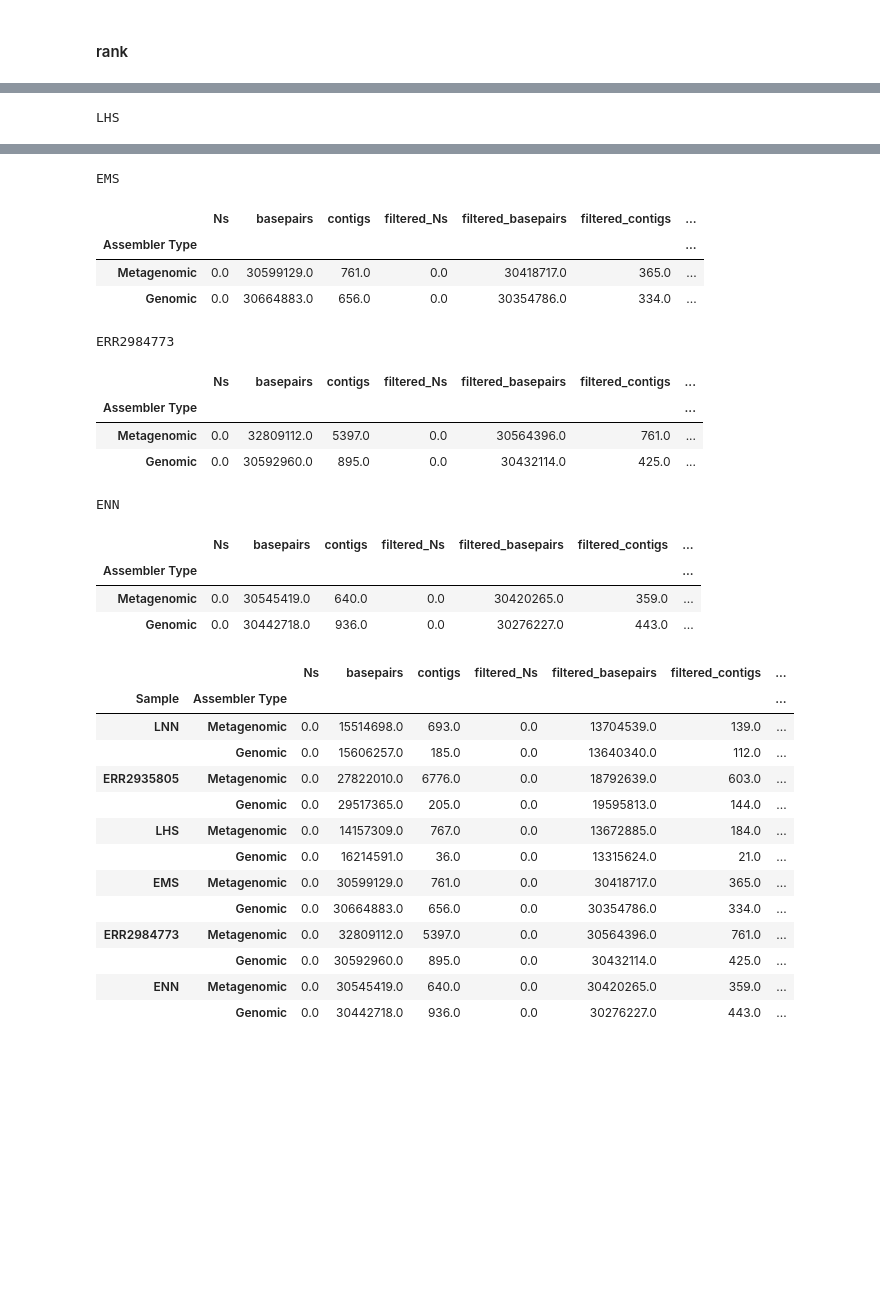
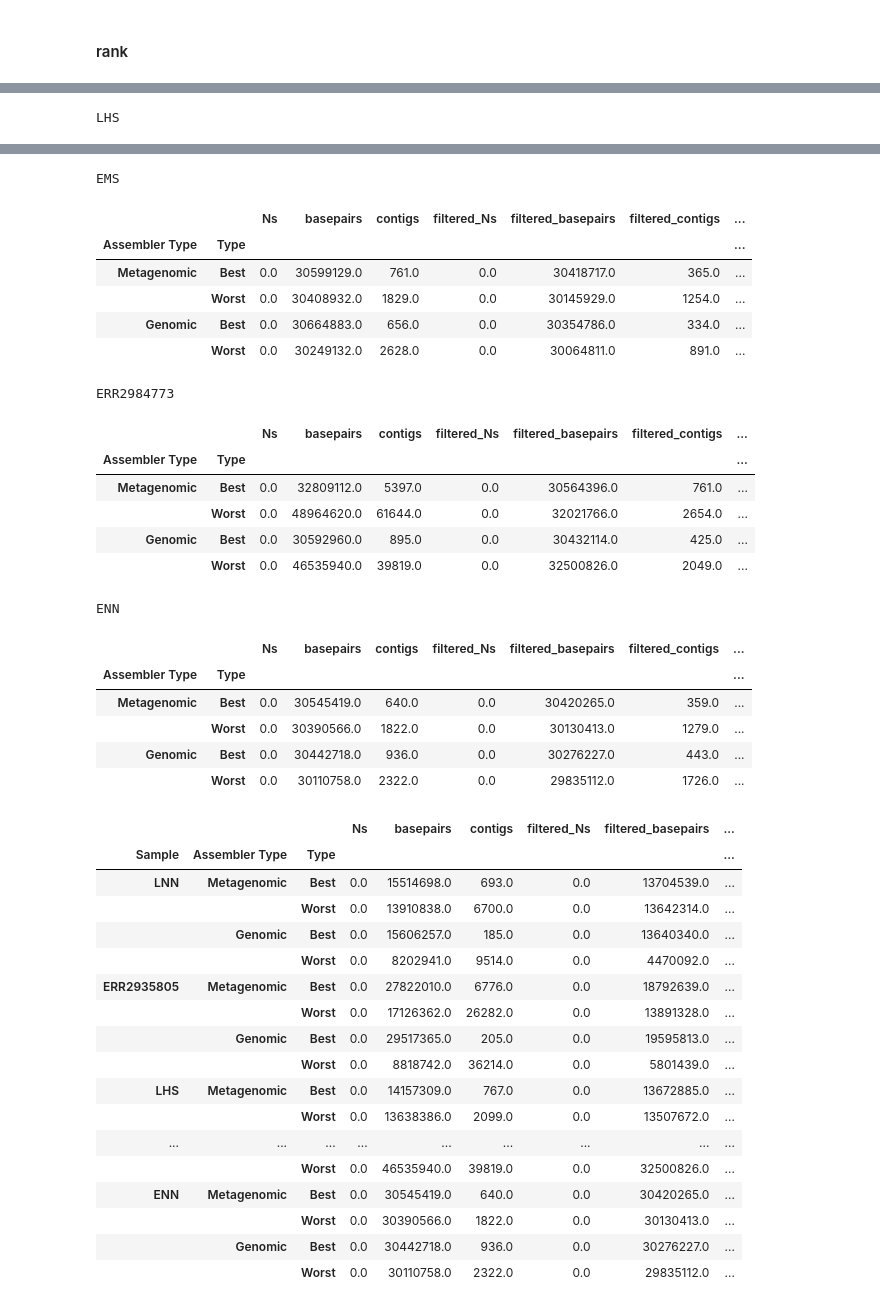
Before and after one commit to B-UMMI/LMAS_Manuscript_Analysis, a Jupyter notebook: Analysis/3 Compute Results Overview Tables - By category.ipynb, the cells around one changed output, grey strips where cells are left out. Saved outputs shown, nothing was run; the diff lists cells and outputs as text; code cells hidden in the pictures; blank space fills up the shorter version.

```diff
--- a/Analysis/3 Compute Results Overview Tables - By category.ipynb
+++ b/Analysis/3 Compute Results Overview Tables - By category.ipynb
@@ -179,8 +179,8 @@ for sample in global_pipeline_metrics_df['sample'].unique():
 
     for assembly_type in global_pipeline_metrics_df['type'].unique():
 
-        best_row = {'Assembler Type': assembly_type}
-
+        best_row = {'Assembler Type': assembly_type, "Type": "Best"}
+        worst_row = {'Assembler Type': assembly_type, "Type": "Worst"}
 
         describe_df = global_pipeline_metrics_df[(global_pipeline_metrics_df['type'] == assembly_type) & (global_pipeline_metrics_df['sample'] == sample)].describe()
 
@@ -192,21 +192,29 @@ for sample in global_pipeline_metrics_df['sample'].unique():
             if "basepairs" in column:
                 target = 30946587
                 best_row[column] = min(list(global_pipeline_metrics_df[column][(global_pipeline_metrics_df['type'] == assembly_type) & (global_pipeline_metrics_df['sample'] == sample)]), key=lambda x:abs(x-target))
+                worst_row[column] = max(list(global_pipeline_metrics_df[column][(global_pipeline_metrics_df['type'] == assembly_type) & (global_pipeline_metrics_df['sample'] == sample)]), key=lambda x:abs(x-target))
+
             elif column in best_min:
                 best_row[column] = minimum
+                worst_row[column] = maximum
             else:
                 best_row[column] = maximum
+                worst_row[column] = minimum
 
         best_stats_per_assembler=best_stats_per_assembler.append(best_row, ignore_index=True)
+        best_stats_per_assembler=best_stats_per_assembler.append(worst_row, ignore_index=True)
+
         best_row['Sample'] = sample
+        worst_row['Sample'] = sample
         all_data = all_data.append(best_row, ignore_index=True)
+        all_data = all_data.append(worst_row, ignore_index=True)
 
-    best_stats_per_assembler = best_stats_per_assembler.set_index('Assembler Type')
+    best_stats_per_assembler = best_stats_per_assembler.set_index(['Assembler Type', 'Type'])
     display(best_stats_per_assembler)
     best_stats_per_assembler.to_csv("Tables/Results/Best Global metrics per assembler type multiple kmer - {}.csv".format(sample))
     best_stats_dfs.append([sample, best_stats_per_assembler])
 
-all_data = all_data.set_index(['Sample', 'Assembler Type'])
+all_data = all_data.set_index(['Sample', 'Assembler Type', 'Type'])
 display(all_data)
 all_data.to_csv("Tables/Best Global metrics per assembler type multiple kmer")
 # %% [output]
@@ -228,32 +242,42 @@ LHS
 EMS
-|  | Ns | basepairs | contigs | filtered_Ns | filtered_basepairs | filtered_contigs | ... |
-| Assembler Type |  |  |  |  |  |  | ... |
-| Metagenomic | 0.0 | 30599129.0 | 761.0 | 0.0 | 30418717.0 | 365.0 | ... |
-| Genomic | 0.0 | 30664883.0 | 656.0 | 0.0 | 30354786.0 | 334.0 | ... |
+|  |  | Ns | basepairs | contigs | filtered_Ns | filtered_basepairs | filtered_contigs | ... |
+| Assembler Type | Type |  |  |  |  |  |  | ... |
+| Metagenomic | Best | 0.0 | 30599129.0 | 761.0 | 0.0 | 30418717.0 | 365.0 | ... |
+|  | Worst | 0.0 | 30408932.0 | 1829.0 | 0.0 | 30145929.0 | 1254.0 | ... |
+| Genomic | Best | 0.0 | 30664883.0 | 656.0 | 0.0 | 30354786.0 | 334.0 | ... |
+|  | Worst | 0.0 | 30249132.0 | 2628.0 | 0.0 | 30064811.0 | 891.0 | ... |
 ERR2984773
-|  | Ns | basepairs | contigs | filtered_Ns | filtered_basepairs | filtered_contigs | ... |
-| Assembler Type |  |  |  |  |  |  | ... |
-| Metagenomic | 0.0 | 32809112.0 | 5397.0 | 0.0 | 30564396.0 | 761.0 | ... |
-| Genomic | 0.0 | 30592960.0 | 895.0 | 0.0 | 30432114.0 | 425.0 | ... |
+|  |  | Ns | basepairs | contigs | filtered_Ns | filtered_basepairs | filtered_contigs | ... |
+| Assembler Type | Type |  |  |  |  |  |  | ... |
+| Metagenomic | Best | 0.0 | 32809112.0 | 5397.0 | 0.0 | 30564396.0 | 761.0 | ... |
+|  | Worst | 0.0 | 48964620.0 | 61644.0 | 0.0 | 32021766.0 | 2654.0 | ... |
+| Genomic | Best | 0.0 | 30592960.0 | 895.0 | 0.0 | 30432114.0 | 425.0 | ... |
+|  | Worst | 0.0 | 46535940.0 | 39819.0 | 0.0 | 32500826.0 | 2049.0 | ... |
 ENN
-|  | Ns | basepairs | contigs | filtered_Ns | filtered_basepairs | filtered_contigs | ... |
-| Assembler Type |  |  |  |  |  |  | ... |
-| Metagenomic | 0.0 | 30545419.0 | 640.0 | 0.0 | 30420265.0 | 359.0 | ... |
-| Genomic | 0.0 | 30442718.0 | 936.0 | 0.0 | 30276227.0 | 443.0 | ... |
+|  |  | Ns | basepairs | contigs | filtered_Ns | filtered_basepairs | filtered_contigs | ... |
+| Assembler Type | Type |  |  |  |  |  |  | ... |
+| Metagenomic | Best | 0.0 | 30545419.0 | 640.0 | 0.0 | 30420265.0 | 359.0 | ... |
+|  | Worst | 0.0 | 30390566.0 | 1822.0 | 0.0 | 30130413.0 | 1279.0 | ... |
+| Genomic | Best | 0.0 | 30442718.0 | 936.0 | 0.0 | 30276227.0 | 443.0 | ... |
+|  | Worst | 0.0 | 30110758.0 | 2322.0 | 0.0 | 29835112.0 | 1726.0 | ... |
-|  |  | Ns | basepairs | contigs | filtered_Ns | filtered_basepairs | filtered_contigs | ... |
-| Sample | Assembler Type |  |  |  |  |  |  | ... |
-| LNN | Metagenomic | 0.0 | 15514698.0 | 693.0 | 0.0 | 13704539.0 | 139.0 | ... |
-|  | Genomic | 0.0 | 15606257.0 | 185.0 | 0.0 | 13640340.0 | 112.0 | ... |
-| ERR2935805 | Metagenomic | 0.0 | 27822010.0 | 6776.0 | 0.0 | 18792639.0 | 603.0 | ... |
-|  | Genomic | 0.0 | 29517365.0 | 205.0 | 0.0 | 19595813.0 | 144.0 | ... |
-| LHS | Metagenomic | 0.0 | 14157309.0 | 767.0 | 0.0 | 13672885.0 | 184.0 | ... |
-|  | Genomic | 0.0 | 16214591.0 | 36.0 | 0.0 | 13315624.0 | 21.0 | ... |
-| EMS | Metagenomic | 0.0 | 30599129.0 | 761.0 | 0.0 | 30418717.0 | 365.0 | ... |
-|  | Genomic | 0.0 | 30664883.0 | 656.0 | 0.0 | 30354786.0 | 334.0 | ... |
-| ERR2984773 | Metagenomic | 0.0 | 32809112.0 | 5397.0 | 0.0 | 30564396.0 | 761.0 | ... |
-|  | Genomic | 0.0 | 30592960.0 | 895.0 | 0.0 | 30432114.0 | 425.0 | ... |
-| ENN | Metagenomic | 0.0 | 30545419.0 | 640.0 | 0.0 | 30420265.0 | 359.0 | ... |
-|  | Genomic | 0.0 | 30442718.0 | 936.0 | 0.0 | 30276227.0 | 443.0 | ... |
+|  |  |  | Ns | basepairs | contigs | filtered_Ns | filtered_basepairs | ... |
+| Sample | Assembler Type | Type |  |  |  |  |  | ... |
+| LNN | Metagenomic | Best | 0.0 | 15514698.0 | 693.0 | 0.0 | 13704539.0 | ... |
+|  |  | Worst | 0.0 | 13910838.0 | 6700.0 | 0.0 | 13642314.0 | ... |
+|  | Genomic | Best | 0.0 | 15606257.0 | 185.0 | 0.0 | 13640340.0 | ... |
+|  |  | Worst | 0.0 | 8202941.0 | 9514.0 | 0.0 | 4470092.0 | ... |
+| ERR2935805 | Metagenomic | Best | 0.0 | 27822010.0 | 6776.0 | 0.0 | 18792639.0 | ... |
+|  |  | Worst | 0.0 | 17126362.0 | 26282.0 | 0.0 | 13891328.0 | ... |
+|  | Genomic | Best | 0.0 | 29517365.0 | 205.0 | 0.0 | 19595813.0 | ... |
+|  |  | Worst | 0.0 | 8818742.0 | 36214.0 | 0.0 | 5801439.0 | ... |
+| LHS | Metagenomic | Best | 0.0 | 14157309.0 | 767.0 | 0.0 | 13672885.0 | ... |
+|  |  | Worst | 0.0 | 13638386.0 | 2099.0 | 0.0 | 13507672.0 | ... |
+| ... | ... | ... | ... | ... | ... | ... | ... | ... |
+|  |  | Worst | 0.0 | 46535940.0 | 39819.0 | 0.0 | 32500826.0 | ... |
+| ENN | Metagenomic | Best | 0.0 | 30545419.0 | 640.0 | 0.0 | 30420265.0 | ... |
+|  |  | Worst | 0.0 | 30390566.0 | 1822.0 | 0.0 | 30130413.0 | ... |
+|  | Genomic | Best | 0.0 | 30442718.0 | 936.0 | 0.0 | 30276227.0 | ... |
+|  |  | Worst | 0.0 | 30110758.0 | 2322.0 | 0.0 | 29835112.0 | ... |
 # %%
 rank_dfs = []
 
```
Also changed, not shown: parts of 3 cells of this notebook, 41 other files.
